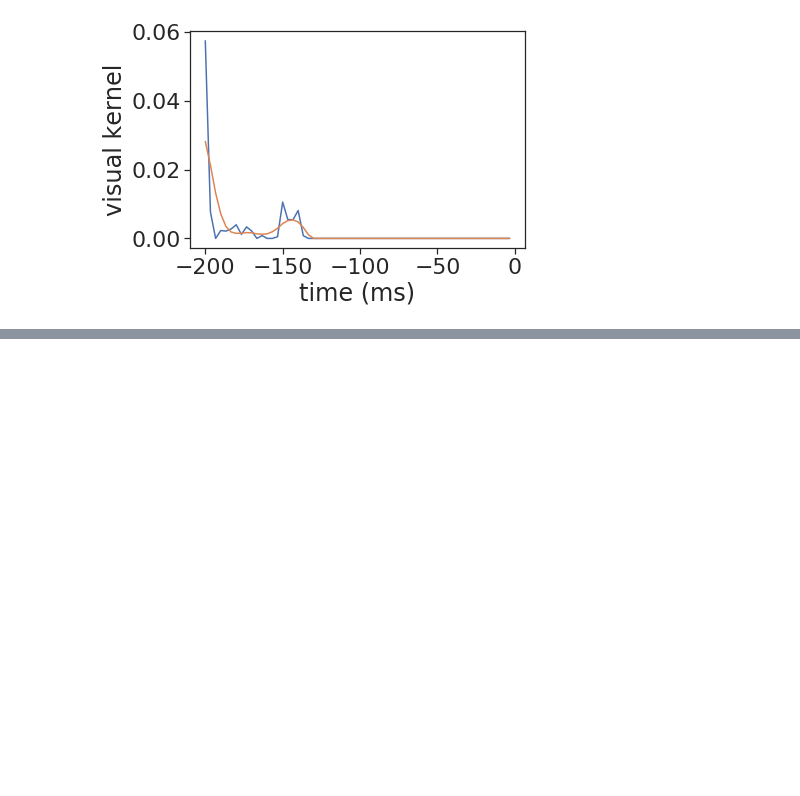
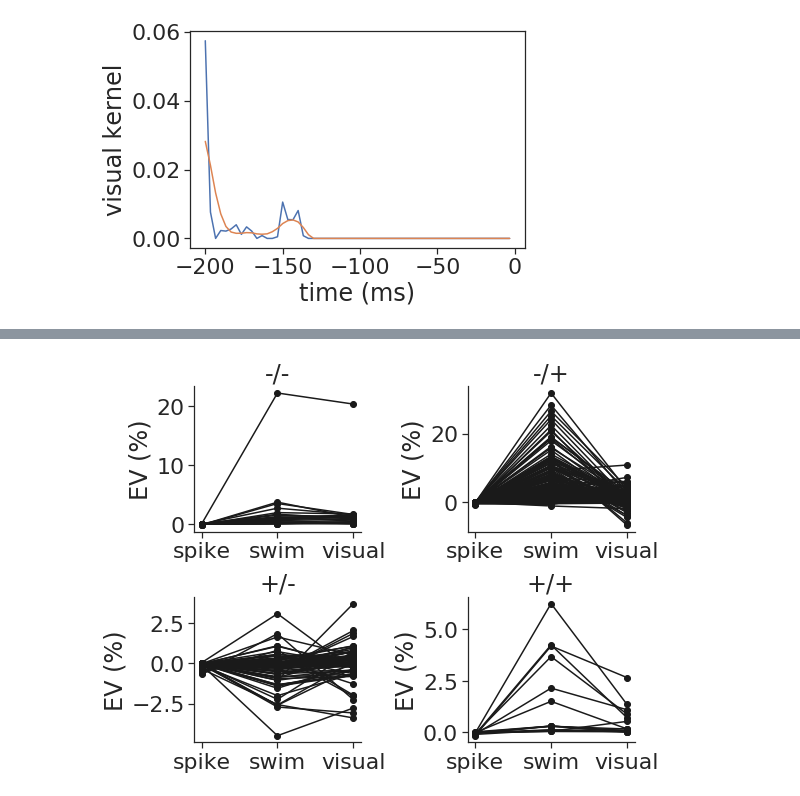
Before and after one commit to zqwei/DRN_voltage_analysis, a Jupyter notebook: KernelFits/gain_task_subvolt_kernel.ipynb, the cells around one changed output, grey strips where cells are left out. Cells and saved outputs as stored; diff of their text form; code cells hidden in the pictures; blank space fills up the shorter version.

```diff
--- a/KernelFits/gain_task_subvolt_kernel.ipynb
+++ b/KernelFits/gain_task_subvolt_kernel.ipynb
@@ -95,0 +119,22 @@ plt.show()
+# %%
+comp = _['comp_list']
+comp_ind = [(-1, -1), (-1, 1), (1, -1), (1, 1)]
+comp_title = ['-/-', '-/+', '+/-', '+/+']
+ev_model = _['ev_model_list']*100
+ev_spike = _['ev_spike_list']*100
+ev_swim = _['ev_swim_list']*100
+ev_visu = _['ev_visual_list']*100
+# %%
+fig, ax = plt.subplots(2, 2, figsize=(8, 6))
+ax = ax.flatten()
+for n_ in range(4):
+    comp_ = comp_ind[n_]
+    valid_ind = (comp==comp_).sum(axis=-1)==2
+    ax[n_].plot(['spike', 'swim', 'visual'],[ev_spike[valid_ind], ev_swim[valid_ind], ev_visu[valid_ind]], '-ok')
+    ax[n_].set_title(comp_title[n_])
+    ax[n_].set_ylabel('EV (%)')
+    sns.despine()
+plt.tight_layout()
+plt.show()
+# %% [output]
+[figure, added]
```
Also changed, not shown: parts of 10 cells of this notebook, 1 other file.
